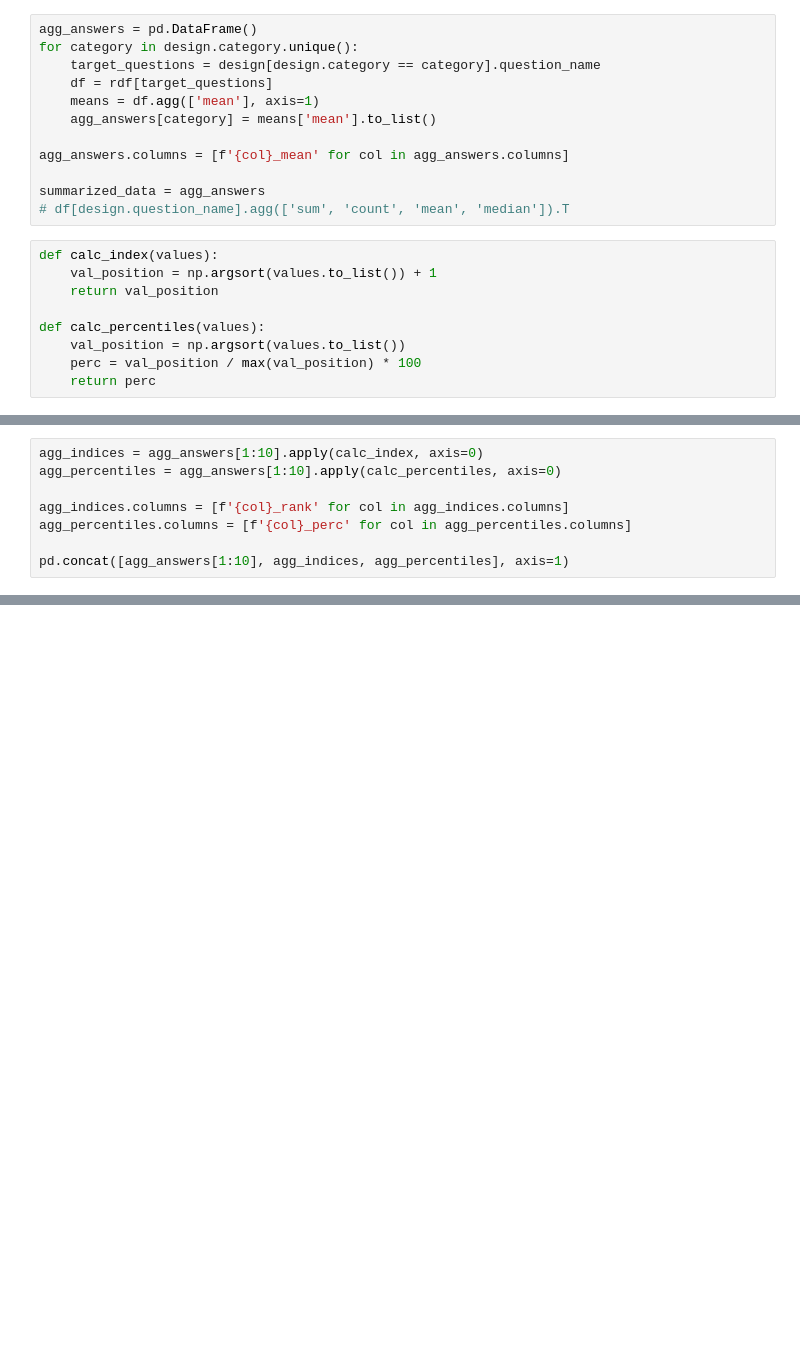
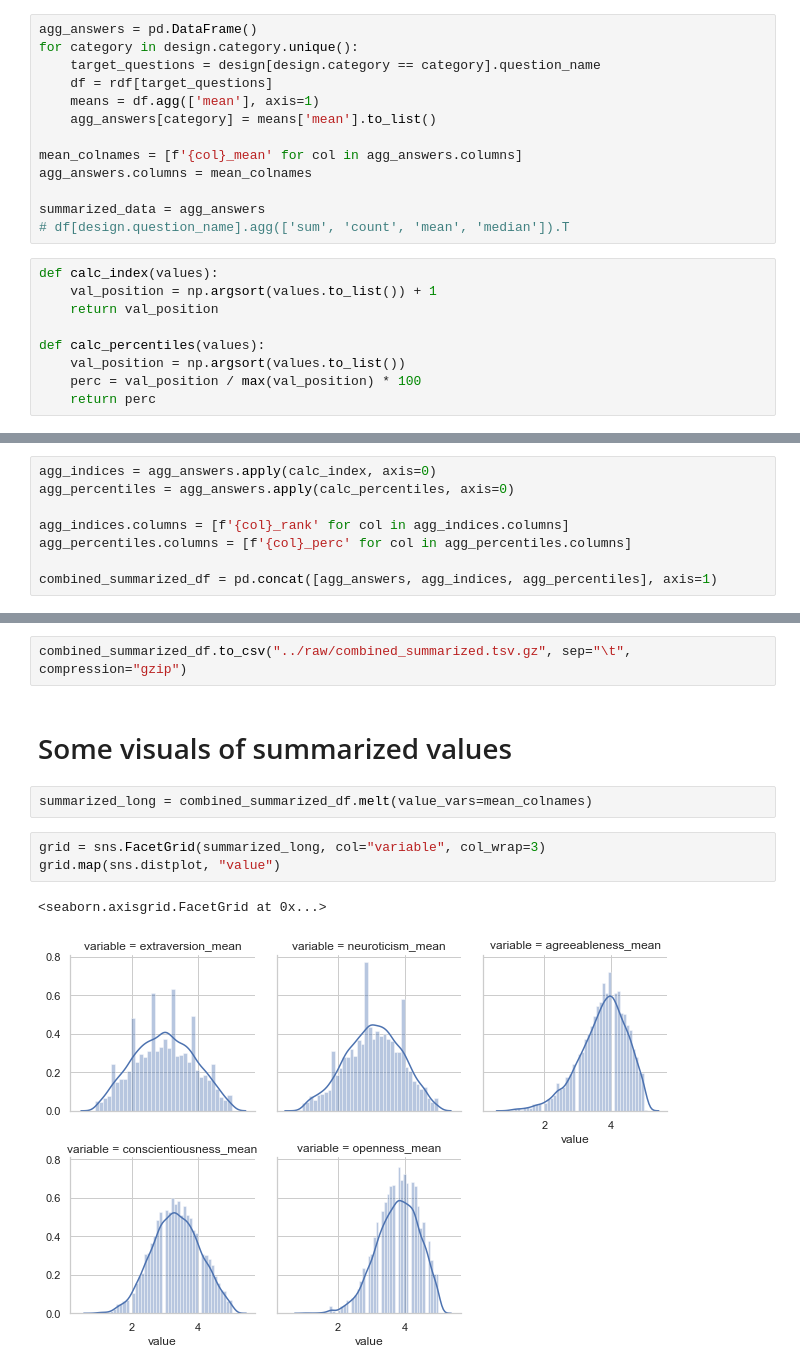
Before and after one commit to Jakob37/KagglePersonality, a Jupyter notebook: notebooks/200418_first_exploration.ipynb, the cells around one changed output, grey strips where cells are left out. Cells and saved outputs as stored; diff of their text form; blank space fills up the shorter version.

```diff
--- a/notebooks/200418_first_exploration.ipynb
+++ b/notebooks/200418_first_exploration.ipynb
@@ -91,7 +91,8 @@ for category in design.category.unique():
     means = df.agg(['mean'], axis=1)
     agg_answers[category] = means['mean'].to_list()
 
-agg_answers.columns = [f'{col}_mean' for col in agg_answers.columns]
+mean_colnames = [f'{col}_mean' for col in agg_answers.columns]
+agg_answers.columns = mean_colnames
 
 summarized_data = agg_answers
 # df[design.question_name].agg(['sum', 'count', 'mean', 'median']).T
@@ -115,8 +108,8 @@ agg_ind_colnames
 # %%
-agg_indices = agg_answers[1:10].apply(calc_index, axis=0)
-agg_percentiles = agg_answers[1:10].apply(calc_percentiles, axis=0)
+agg_indices = agg_answers.apply(calc_index, axis=0)
+agg_percentiles = agg_answers.apply(calc_percentiles, axis=0)
 
 agg_indices.columns = [f'{col}_rank' for col in agg_indices.columns]
 agg_percentiles.columns = [f'{col}_perc' for col in agg_percentiles.columns]
 
-pd.concat([agg_answers[1:10], agg_indices, agg_percentiles], axis=1)
+combined_summarized_df = pd.concat([agg_answers, agg_indices, agg_percentiles], axis=1)
@@ -145,0 +122,12 @@ NameError: name 'keys' is not defined
+# %%
+combined_summarized_df.to_csv("../raw/combined_summarized.tsv.gz", sep="\t", compression="gzip")
+# %% [markdown]
+# Some visuals of summarized values
+# %%
+summarized_long = combined_summarized_df.melt(value_vars=mean_colnames)
+# %%
+grid = sns.FacetGrid(summarized_long, col="variable", col_wrap=3)
+grid.map(sns.distplot, "value")
+# %% [output]
+<seaborn.axisgrid.FacetGrid at 0x...>
+[figure, added]
```
Also changed, not shown: parts of 13 cells of this notebook.
